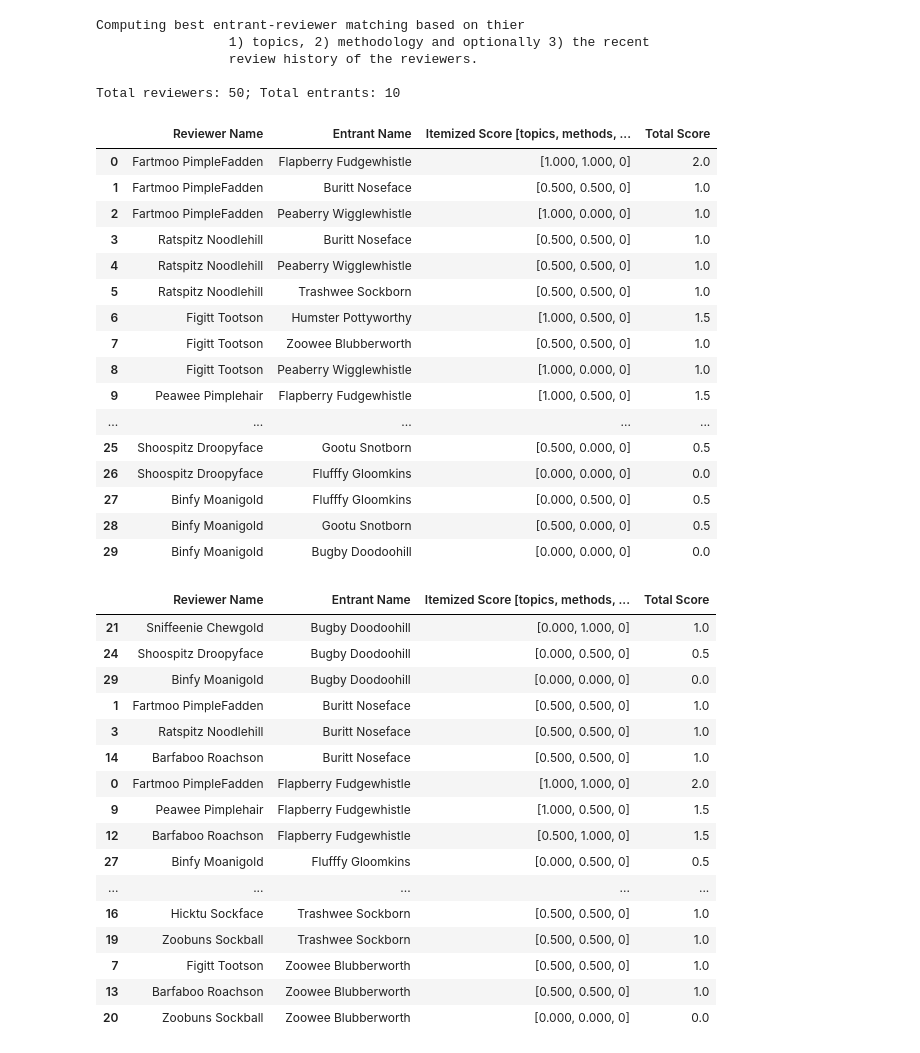
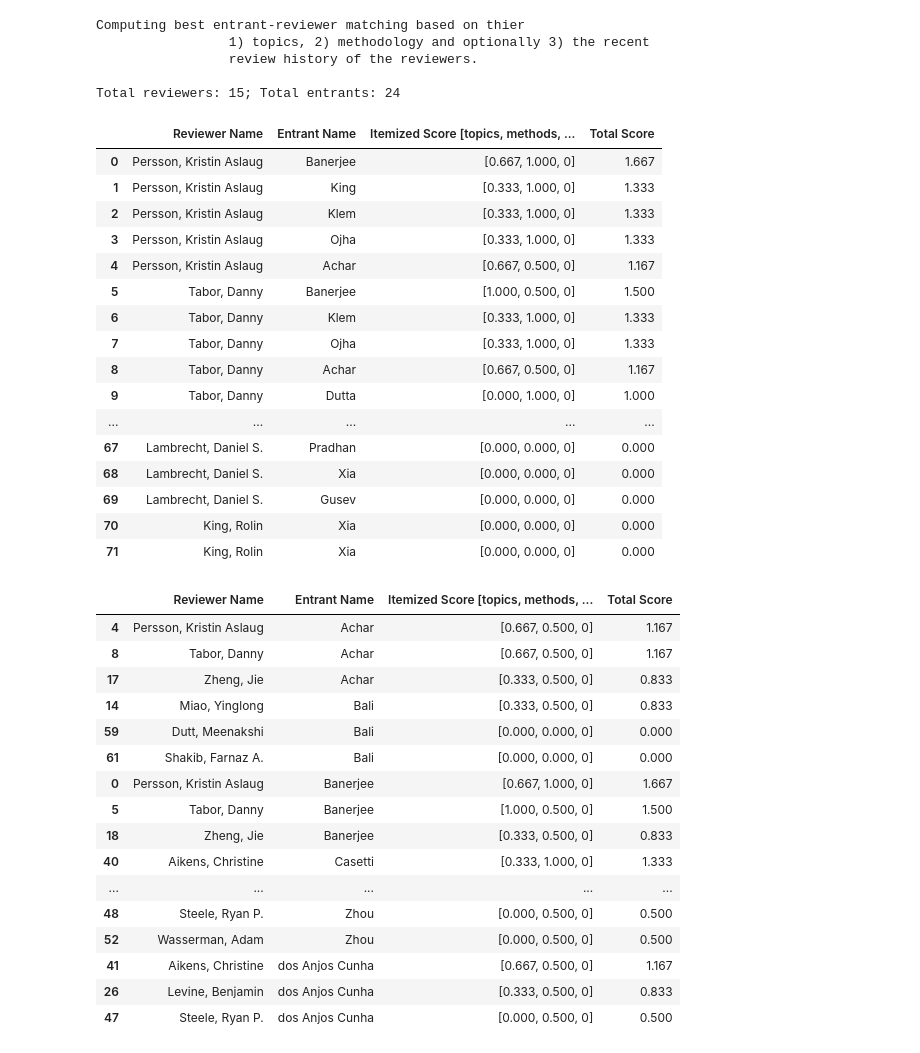
Before and after one commit to karlkirschner/PyPeerReview, a Jupyter notebook: PyPeerReview.ipynb, the cells around one changed output. Saved outputs shown, nothing was run; the diff lists cells and outputs as text; code cells hidden in the pictures.

```diff
--- a/PyPeerReview.ipynb
+++ b/PyPeerReview.ipynb
@@ -355,11 +373,11 @@ if __name__ == "__main__":
     '''
 
     use_history = False
-    reviewer_responsibility = 3
+    reviewer_responsibility = 5
     entrant_needed_reviews = 3
 
-    pd.set_option('display.max_rows', 50)
-    pd.set_option('display.min_rows', 50)
+    pd.set_option('display.max_rows', 100)
+    pd.set_option('display.min_rows', 100)
 
     try:
         reviewers_data = pd.read_csv('reviewers.csv', sep=';')
@@ -368,68 +386,68 @@ if __name__ == "__main__":
         print('Input files for reviewer or entrants was not found.')
     else:
         print("""Computing best entrant-reviewer matching based on thier
                  1) topics, 2) methodology and optionally 3) the recent
                  review history of the reviewers.\n""")
 
         print(f'Total reviewers: {len(reviewers_data)}; Total entrants: {len(entrants_data)}')
 
         matchings = perform_matching(reviewers=reviewers_data,
                                      entrants=entrants_data,
                                      use_reviewer_hist=use_history)
 
         # Operate on matchings that has a) been grouped and summed and b) sorted by reviewer_score
         matchings['reviewer_score'] = matchings.groupby(by='reviewer')['total_score'].transform('sum')
         matchings.sort_values(by=['reviewer_score', 'total_score', 'reviewer'],
                               ascending=[False, False, True], inplace=True)
 
         top_matches = filter_top_matching(matchings=matchings,
                                           reviewer_responsibility=reviewer_responsibility,
                                           entrant_needed_reviews=entrant_needed_reviews)
 
         display(top_matches)
 
         top_matches.to_csv('matching_results.csv', sep=';', index=False)
 # %% [output]
 Computing best entrant-reviewer matching based on thier
                  1) topics, 2) methodology and optionally 3) the recent
                  review history of the reviewers.
 
-Total reviewers: 50; Total entrants: 10
+Total reviewers: 15; Total entrants: 24
 |  | Reviewer Name | Entrant Name | Itemized Score [topics, methods, ... | Total Score |
-| 0 | Fartmoo PimpleFadden | Flapberry Fudgewhistle | [1.000, 1.000, 0] | 2.0 |
-| 1 | Fartmoo PimpleFadden | Buritt Noseface | [0.500, 0.500, 0] | 1.0 |
-| 2 | Fartmoo PimpleFadden | Peaberry Wigglewhistle | [1.000, 0.000, 0] | 1.0 |
-| 3 | Ratspitz Noodlehill | Buritt Noseface | [0.500, 0.500, 0] | 1.0 |
-| 4 | Ratspitz Noodlehill | Peaberry Wigglewhistle | [0.500, 0.500, 0] | 1.0 |
-| 5 | Ratspitz Noodlehill | Trashwee Sockborn | [0.500, 0.500, 0] | 1.0 |
-| 6 | Figitt Tootson | Humster Pottyworthy | [1.000, 0.500, 0] | 1.5 |
-| 7 | Figitt Tootson | Zoowee Blubberworth | [0.500, 0.500, 0] | 1.0 |
-| 8 | Figitt Tootson | Peaberry Wigglewhistle | [1.000, 0.000, 0] | 1.0 |
-| 9 | Peawee Pimplehair | Flapberry Fudgewhistle | [1.000, 0.500, 0] | 1.5 |
+| 0 | Persson, Kristin Aslaug | Banerjee | [0.667, 1.000, 0] | 1.667 |
+| 1 | Persson, Kristin Aslaug | King | [0.333, 1.000, 0] | 1.333 |
+| 2 | Persson, Kristin Aslaug | Klem | [0.333, 1.000, 0] | 1.333 |
+| 3 | Persson, Kristin Aslaug | Ojha | [0.333, 1.000, 0] | 1.333 |
+| 4 | Persson, Kristin Aslaug | Achar | [0.667, 0.500, 0] | 1.167 |
+| 5 | Tabor, Danny | Banerjee | [1.000, 0.500, 0] | 1.500 |
+| 6 | Tabor, Danny | Klem | [0.333, 1.000, 0] | 1.333 |
+| 7 | Tabor, Danny | Ojha | [0.333, 1.000, 0] | 1.333 |
+| 8 | Tabor, Danny | Achar | [0.667, 0.500, 0] | 1.167 |
+| 9 | Tabor, Danny | Dutta | [0.000, 1.000, 0] | 1.000 |
 | ... | ... | ... | ... | ... |
-| 25 | Shoospitz Droopyface | Gootu Snotborn | [0.500, 0.000, 0] | 0.5 |
-| 26 | Shoospitz Droopyface | Flufffy Gloomkins | [0.000, 0.000, 0] | 0.0 |
-| 27 | Binfy Moanigold | Flufffy Gloomkins | [0.000, 0.500, 0] | 0.5 |
-| 28 | Binfy Moanigold | Gootu Snotborn | [0.500, 0.000, 0] | 0.5 |
-| 29 | Binfy Moanigold | Bugby Doodoohill | [0.000, 0.000, 0] | 0.0 |
+| 67 | Lambrecht, Daniel S. | Pradhan | [0.000, 0.000, 0] | 0.000 |
+| 68 | Lambrecht, Daniel S. | Xia | [0.000, 0.000, 0] | 0.000 |
+| 69 | Lambrecht, Daniel S. | Gusev | [0.000, 0.000, 0] | 0.000 |
+| 70 | King, Rolin | Xia | [0.000, 0.000, 0] | 0.000 |
+| 71 | King, Rolin | Xia | [0.000, 0.000, 0] | 0.000 |
 # %%
 top_matches.sort_values(by=['Entrant Name', 'Total Score'], ascending=[True, False], inplace=True)
 display(top_matches)
 # %% [output]
 |  | Reviewer Name | Entrant Name | Itemized Score [topics, methods, ... | Total Score |
-| 21 | Sniffeenie Chewgold | Bugby Doodoohill | [0.000, 1.000, 0] | 1.0 |
-| 24 | Shoospitz Droopyface | Bugby Doodoohill | [0.000, 0.500, 0] | 0.5 |
-| 29 | Binfy Moanigold | Bugby Doodoohill | [0.000, 0.000, 0] | 0.0 |
-| 1 | Fartmoo PimpleFadden | Buritt Noseface | [0.500, 0.500, 0] | 1.0 |
-| 3 | Ratspitz Noodlehill | Buritt Noseface | [0.500, 0.500, 0] | 1.0 |
-| 14 | Barfaboo Roachson | Buritt Noseface | [0.500, 0.500, 0] | 1.0 |
-| 0 | Fartmoo PimpleFadden | Flapberry Fudgewhistle | [1.000, 1.000, 0] | 2.0 |
-| 9 | Peawee Pimplehair | Flapberry Fudgewhistle | [1.000, 0.500, 0] | 1.5 |
-| 12 | Barfaboo Roachson | Flapberry Fudgewhistle | [0.500, 1.000, 0] | 1.5 |
-| 27 | Binfy Moanigold | Flufffy Gloomkins | [0.000, 0.500, 0] | 0.5 |
+| 4 | Persson, Kristin Aslaug | Achar | [0.667, 0.500, 0] | 1.167 |
+| 8 | Tabor, Danny | Achar | [0.667, 0.500, 0] | 1.167 |
+| 17 | Zheng, Jie | Achar | [0.333, 0.500, 0] | 0.833 |
+| 14 | Miao, Yinglong | Bali | [0.333, 0.500, 0] | 0.833 |
+| 59 | Dutt, Meenakshi | Bali | [0.000, 0.000, 0] | 0.000 |
+| 61 | Shakib, Farnaz A. | Bali | [0.000, 0.000, 0] | 0.000 |
+| 0 | Persson, Kristin Aslaug | Banerjee | [0.667, 1.000, 0] | 1.667 |
+| 5 | Tabor, Danny | Banerjee | [1.000, 0.500, 0] | 1.500 |
+| 18 | Zheng, Jie | Banerjee | [0.333, 0.500, 0] | 0.833 |
+| 40 | Aikens, Christine | Casetti | [0.333, 1.000, 0] | 1.333 |
 | ... | ... | ... | ... | ... |
-| 16 | Hicktu Sockface | Trashwee Sockborn | [0.500, 0.500, 0] | 1.0 |
-| 19 | Zoobuns Sockball | Trashwee Sockborn | [0.500, 0.500, 0] | 1.0 |
-| 7 | Figitt Tootson | Zoowee Blubberworth | [0.500, 0.500, 0] | 1.0 |
-| 13 | Barfaboo Roachson | Zoowee Blubberworth | [0.500, 0.500, 0] | 1.0 |
-| 20 | Zoobuns Sockball | Zoowee Blubberworth | [0.000, 0.000, 0] | 0.0 |
+| 48 | Steele, Ryan P. | Zhou | [0.000, 0.500, 0] | 0.500 |
+| 52 | Wasserman, Adam | Zhou | [0.000, 0.500, 0] | 0.500 |
+| 41 | Aikens, Christine | dos Anjos Cunha | [0.667, 0.500, 0] | 1.167 |
+| 26 | Levine, Benjamin | dos Anjos Cunha | [0.333, 0.500, 0] | 0.833 |
+| 47 | Steele, Ryan P. | dos Anjos Cunha | [0.000, 0.500, 0] | 0.500 |
```
Also changed, not shown: parts of 2 cells of this notebook, 1 other file.
